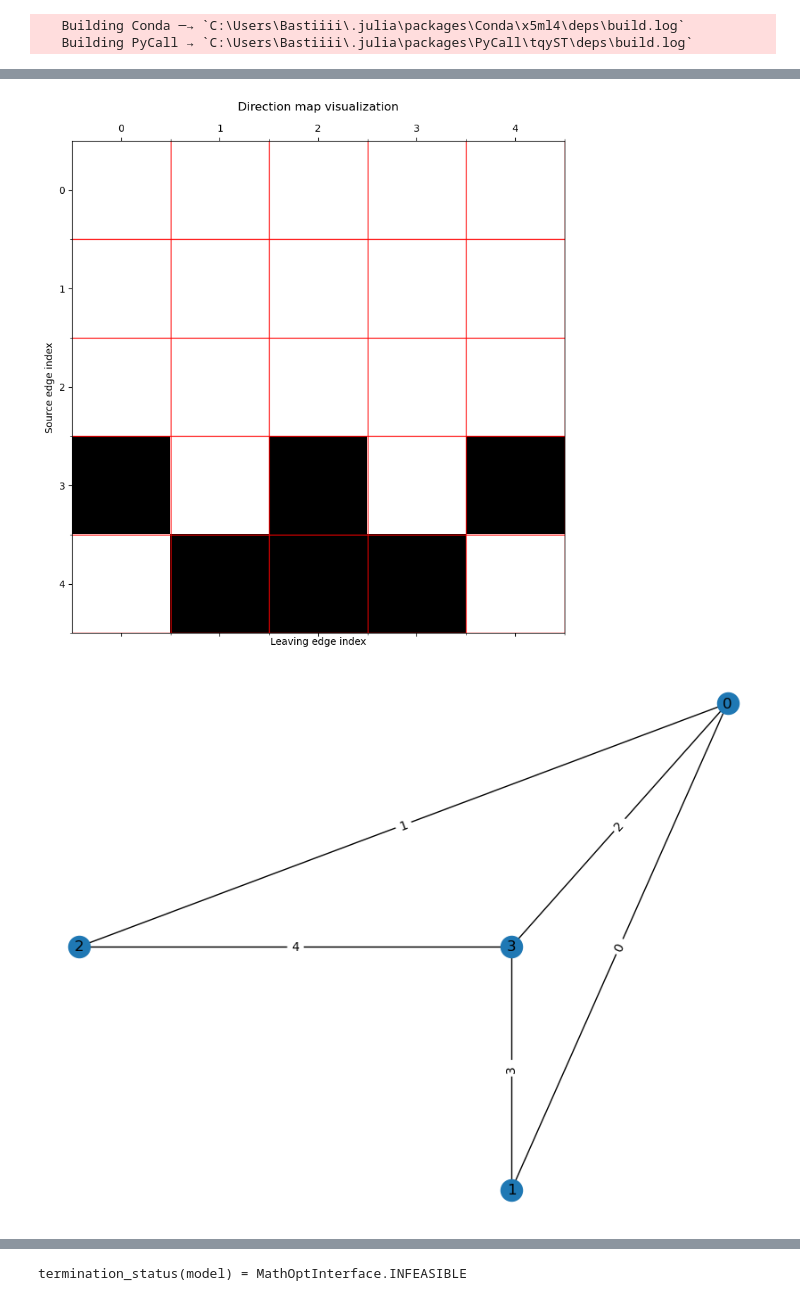
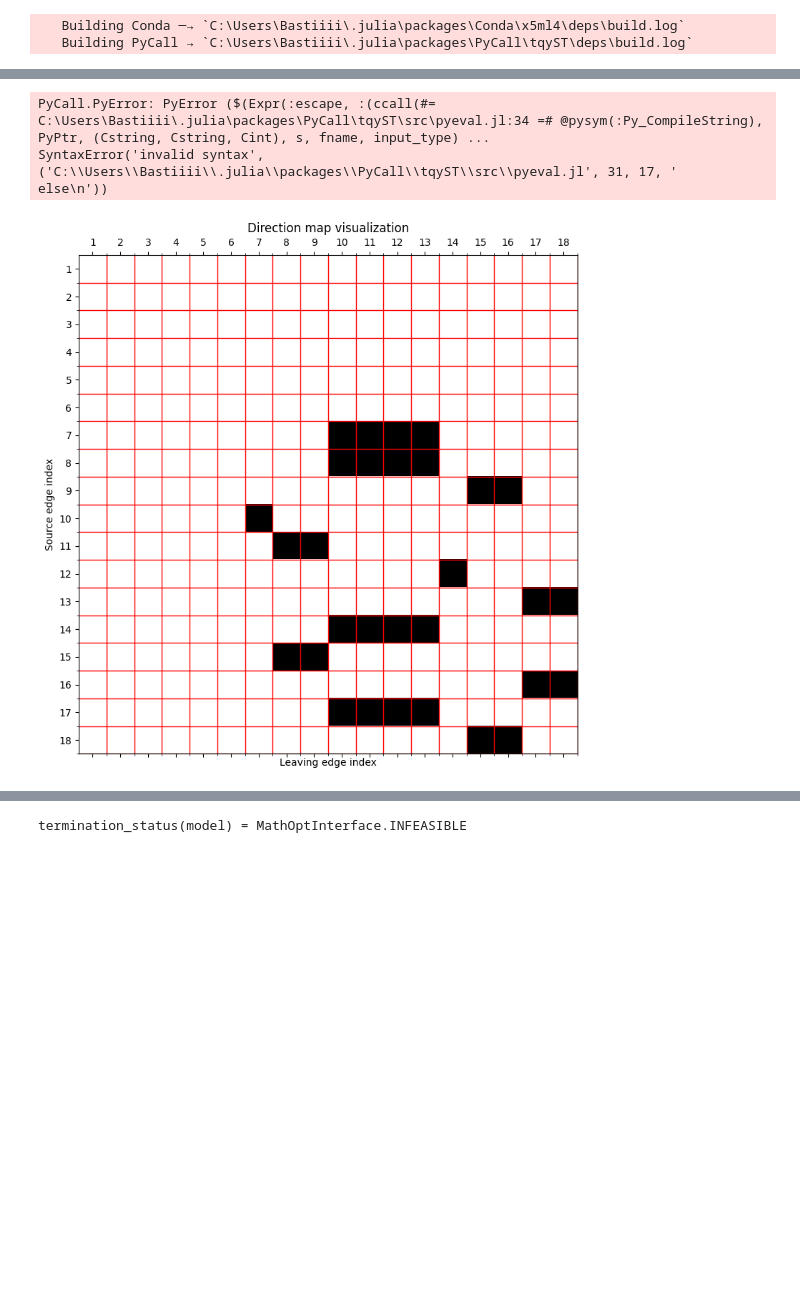
Before and after one commit to djzts/UoH_code, a Jupyter notebook: Minimum Spanning Tree Julia/Julia_python_mix.ipynb, the cells around one changed output, grey strips where cells are left out. Drawn from its saved outputs; the diff is of its cells as text; code cells hidden in the pictures; blank space fills up the shorter version.

Commit message:
contour plot

```diff
--- a/Minimum Spanning Tree Julia/Julia_python_mix.ipynb
+++ b/Minimum Spanning Tree Julia/Julia_python_mix.ipynb
@@ -140,6 +191,6 @@ Make_Question (generic function with 5 methods)
 # %%
-m = 2
-n = 2
-complete_network,allocation,node_number,pos,nodelabel = Make_Question(n::Int,m::Int);
+m = 3
+n = 3
+complete_network,pos = py"Make_Question"(n,m);
 # %%
 py"""
@@ -173,24 +272,3 @@ G, compelete_label, graph = py"Draw_Graph"(complete_network,pos);
 # %%
-py"""
-import networkx as nx
-import numpy as np
-from collections import defaultdict
-import random
-from numpy import random
-
-def sub_Graph(network,pos,compelete_label):
-    G_prime = nx.DiGraph()
-    G_prime = nx.from_numpy_array(network)
-    G_prime.remove_node(0)
-
-    sub_edge_label = {}
-    for j, edge in enumerate(G_prime.edges()):
-        sub_edge_label.update({(edge[0],edge[1]): compelete_label[(edge[0],edge[1])]})
-
-    nx.draw(G_prime,pos,with_labels=True)
-    a = nx.draw_networkx_edge_labels(G_prime,pos,edge_labels = sub_edge_label)
-    return G_prime, sub_edge_label
-
-"""
-G_prime, sub_edge_label = py"sub_Graph"(complete_network,pos,compelete_label);
+G_prime, sub_edge_label = py"sub_Graph"(complete_network,pos);
 # %% [output]
@@ -204,24 +282,39 @@ import random
 from numpy import random
 
 def edge_map (G, compelete_label, sub_edge_label):
+
+    lowest_edge = len(compelete_label) - len(sub_edge_label)
+
     complete_edge = np.asarray(G.edges())
     new_map = np.zeros((len(compelete_label),len(compelete_label)))
+    #print(complete_edge)
+    #print(complete_edge[:,0])
     for edge in sub_edge_label:
 
-        map_index_0, _ = np.where(complete_edge == edge[0])
-        map_index_1, _ = np.where(complete_edge == edge[1])
+        #leaving edge
+        #map_index_0, _ = np.where(complete_edge[] == edge[0])
+        #print(edge[0],edge[1])
+        #print(np.where(complete_edge[:,0] == edge[1]))
 
-        edge_index = np.int(compelete_label[(edge[0],edge[1])])
-        new_map[edge_index][map_index_0] = 1
-        new_map[edge_index][map_index_1] = 1
+        map_index_source = np.where(complete_edge[:,0] == edge[1])
+        source_edge_index = np.int(compelete_label[(edge[0],edge[1])])-1
 
-        new_map = new_map- np.diag(np.diag(new_map))
+        for matched_index in map_index_source[0]:
+            #print(matched_index)
+            #print(complete_edge[matched_index][0],complete_edge[matched_index][1])
+            to_edge_index = np.int(compelete_label[(complete_edge[matched_index][0],complete_edge[matched_index][1])])-1
+            if to_edge_index >= lowest_edge:
+                new_map[source_edge_index][to_edge_index] = 1
+            else
+                new_map[source_edge_index][to_edge_index] = 0
 
-        lowest_edge = len(compelete_label)- len(sub_edge_label)
+
     return new_map, lowest_edge
-
 """
 Final_map, lowest_edge_number = py"edge_map"(G, compelete_label, sub_edge_label);
+# %% [output]
+PyCall.PyError: PyError ($(Expr(:escape, :(ccall(#= C:\Users\Bastiiii\.julia\packages\PyCall\tqyST\src\pyeval.jl:34 =# @pysym(:Py_CompileString), PyPtr, (Cstring, Cstring, Cint), s, fname, input_type) ...
+SyntaxError('invalid syntax', ('C:\\Users\\Bastiiii\\.julia\\packages\\PyCall\\tqyST\\src\\pyeval.jl', 31, 17, '            else\n'))
 # %%
 py"""
 import networkx as nx
@@ -235,38 +328,34 @@ def Draw_edge_map (Final_map, lowest_edge_number,compelete_label,pos,G):
     matfig = plt.figure(figsize=(9,9))
     plt.matshow(Final_map,cmap=plt.cm.binary,fignum=matfig.number)
     ax = plt.gca()
     #plt.matshow(Final_map,cmap=plt.cm.binary)
     plt.xlabel('Leaving edge index')
     plt.ylabel('Source edge index')
     plt.title ("Direction map visualization")
 
     # Major ticks
     ax.set_xticks(np.arange(0, Final_map.shape[0], step=1))
     ax.set_yticks(np.arange(0, Final_map.shape[0], step=1))
 
     # Labels for major ticks
-    ax.set_xticklabels(np.arange(0, Final_map.shape[0], step=1))
-    ax.set_yticklabels(np.arange(0, Final_map.shape[0], step=1))
+    ax.set_xticklabels(np.arange(1, Final_map.shape[0]+1, step=1))
+    ax.set_yticklabels(np.arange(1, Final_map.shape[0]+1, step=1))
 
     # Minor ticks
     ax.set_xticks(np.arange(0.5, Final_map.shape[0]+0.5, step=1), minor=True)
     ax.set_yticks(np.arange(0.5, Final_map.shape[0]+0.5, step=1), minor=True)
 
     # Gridlines based on minor ticks
     ax.grid(which='minor', color='r', linestyle='-', linewidth=1)
 
 
 
-    plt.figure(2,figsize=(8,6))
-    nx.draw(G,pos,with_labels=True)
-    net_graph = nx.draw_networkx_edge_labels(G,pos,edge_labels = compelete_label)
-
 """
 py"Draw_edge_map"(Final_map, lowest_edge_number,compelete_label,pos,G)
+
 
 # Quick note of plt.show() is kind of deprecated.
 # .julia\packages\PyCall\tqyST\src\pyeval.jl:38: UserWarning: Matplotlib is currently using agg, which is a non-GUI backend, so cannot show the figure.
 # @pycheckn ccall((@pysym :PyEval_EvalCode),
 # %% [output]
-[figure, old version]
+[figure, new version]
-[figure, removed]
```
Also changed, not shown: parts of 11 cells of this notebook, 1 other file.
